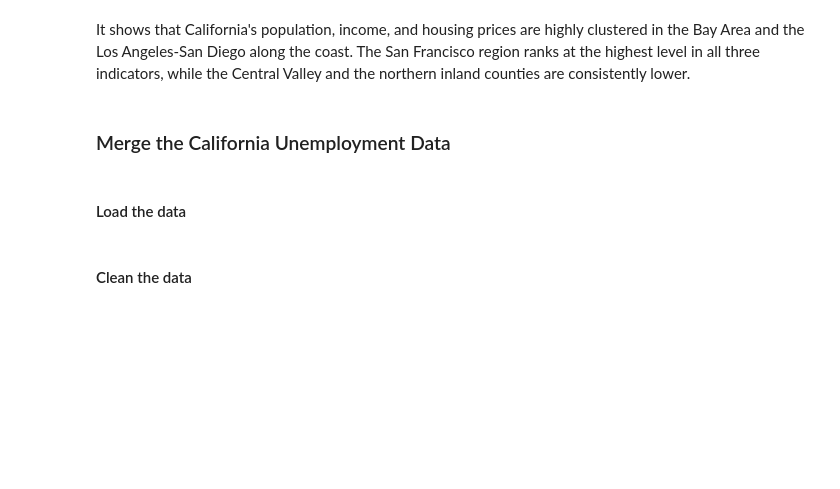
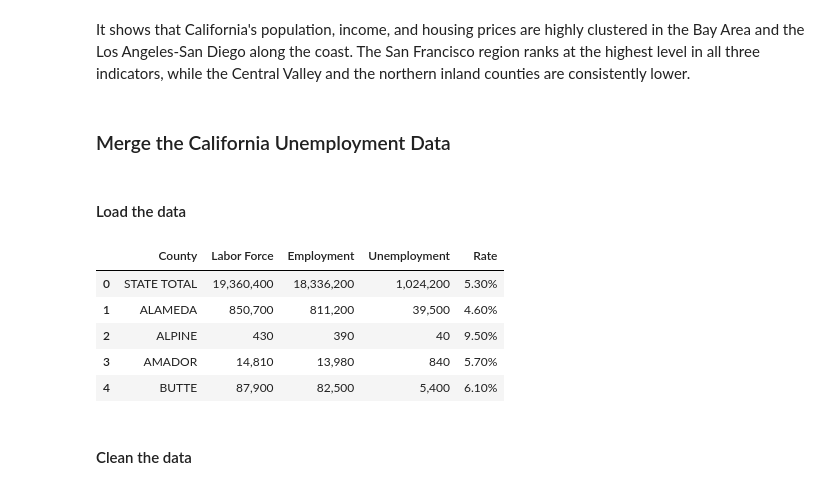
Before and after one commit to HowardChen0211/gisPy, a Jupyter notebook: ProblemSets_map.ipynb, the cells around one changed output. Drawn from its saved outputs; the diff is of its cells as text; code cells hidden in the pictures; blank space fills up the shorter version.

```diff
--- a/ProblemSets_map.ipynb
+++ b/ProblemSets_map.ipynb
@@ -477,5 +477,15 @@ It shows that California's population, income, and housing prices are highly clu
 ### Merge the California Unemployment Data
 # %% [markdown]
 #### Load the data
+# %%
+unemployment = pd.read_csv("https://raw.githubusercontent.com/HowardChen0211/gisPy/refs/heads/main/CA_UnemploymentRate.csv")
+unemployment.head()
+# %% [output]
+|  | County | Labor Force | Employment | Unemployment | Rate |
+| 0 | STATE TOTAL | 19,360,400 | 18,336,200 | 1,024,200 | 5.30% |
+| 1 | ALAMEDA | 850,700 | 811,200 | 39,500 | 4.60% |
+| 2 | ALPINE | 430 | 390 | 40 | 9.50% |
+| 3 | AMADOR | 14,810 | 13,980 | 840 | 5.70% |
+| 4 | BUTTE | 87,900 | 82,500 | 5,400 | 6.10% |
 # %% [markdown]
 #### Clean the data
```
Also changed, not shown: parts of 5 cells of this notebook.
